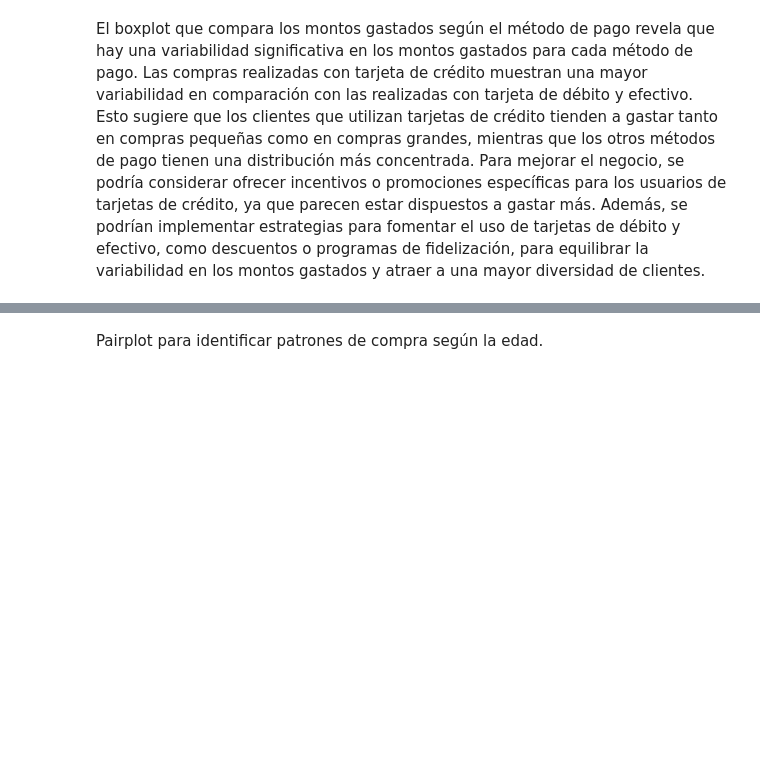
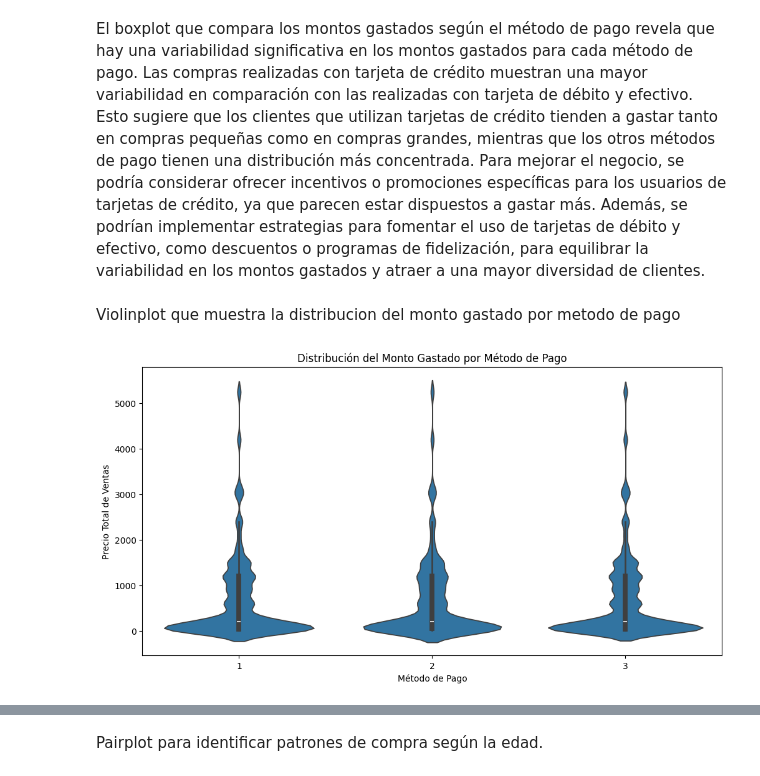
Before and after one commit to juanjoher/CIENCIADATOSP1, a Jupyter notebook: Proyecto.ipynb, the cells around one changed output, grey strips where cells are left out. Drawn from its saved outputs; the diff is of its cells as text; code cells hidden in the pictures; blank space fills up the shorter version.

```diff
--- a/Proyecto.ipynb
+++ b/Proyecto.ipynb
@@ -540,3 +628,14 @@ Passing `palette` without assigning `hue` is deprecated and will be removed in v
 [figure]
 # %% [markdown]
 El boxplot que compara los montos gastados según el método de pago revela que hay una variabilidad significativa en los montos gastados para cada método de pago. Las compras realizadas con tarjeta de crédito muestran una mayor variabilidad en comparación con las realizadas con tarjeta de débito y efectivo. Esto sugiere que los clientes que utilizan tarjetas de crédito tienden a gastar tanto en compras pequeñas como en compras grandes, mientras que los otros métodos de pago tienen una distribución más concentrada. Para mejorar el negocio, se podría considerar ofrecer incentivos o promociones específicas para los usuarios de tarjetas de crédito, ya que parecen estar dispuestos a gastar más. Además, se podrían implementar estrategias para fomentar el uso de tarjetas de débito y efectivo, como descuentos o programas de fidelización, para equilibrar la variabilidad en los montos gastados y atraer a una mayor diversidad de clientes.
+# %% [markdown]
+Violinplot que muestra la distribucion del monto gastado por metodo de pago
+# %%
+plt.figure(figsize=(12, 6))
+sns.violinplot(x='payment_id', y='total_price', data=df)
+plt.title('Distribución del Monto Gastado por Método de Pago')
+plt.xlabel('Método de Pago')
+plt.ylabel('Precio Total de Ventas')
+plt.show()
+# %% [output]
+[figure, added]
```
Also changed, not shown: parts of 8 cells of this notebook.
